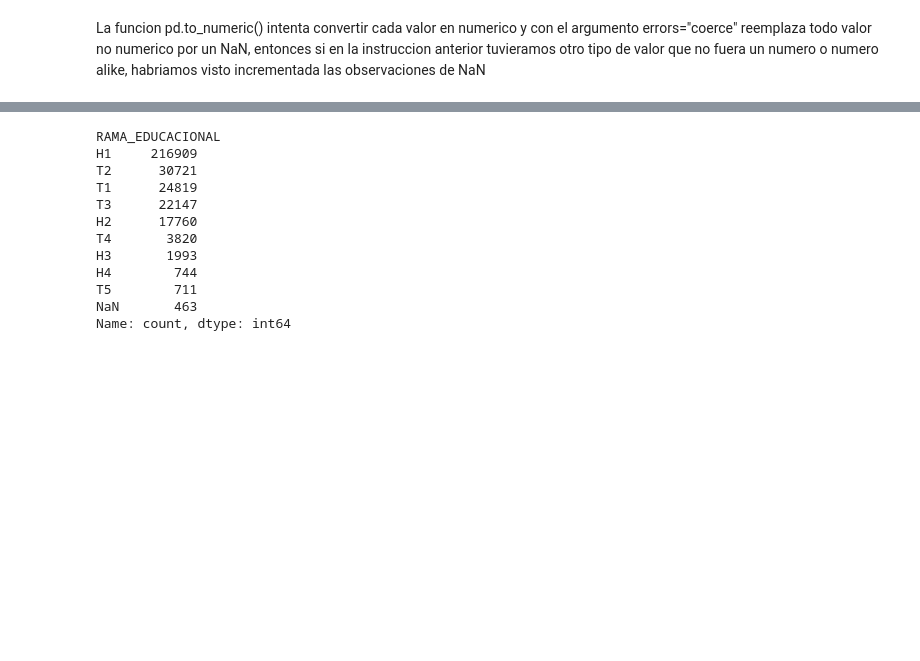
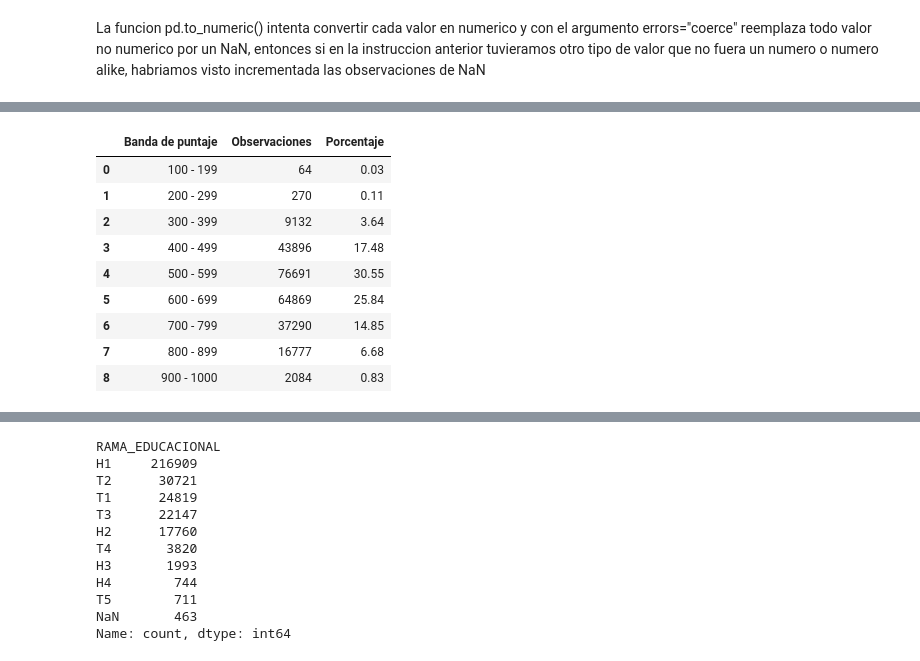
Before and after one commit to nicklichen/proyecto-paes-2026, a Jupyter notebook: notebooks/01_exploracion_datos.ipynb, the cells around one changed output, grey strips where cells are left out. Saved outputs shown, nothing was run; the diff lists cells and outputs as text; code cells hidden in the pictures; blank space fills up the shorter version.

```diff
--- a/notebooks/01_exploracion_datos.ipynb
+++ b/notebooks/01_exploracion_datos.ipynb
@@ -304,0 +392,16 @@ La funcion pd.to_numeric() intenta convertir cada valor en numerico y con el arg
+# %%
+tabla_bandas = pd.DataFrame({
+    "Banda de puntaje": [
+        f"{int(bordes[i])} - {int(bordes[i+1] - 1)}"
+        for i in range(len(conteos))
+    ],
+    "Observaciones": conteos.astype(int)
+})
+
+# Corregimos la última banda para incluir el puntaje máximo 1000
+tabla_bandas.loc[
+    tabla_bandas.index[-1],
+    "Banda de puntaje"
+] = "900 - 1000"
+
+tabla_bandas
@@ -304,0 +419,19 @@ La funcion pd.to_numeric() intenta convertir cada valor en numerico y con el arg
+# %%
+tabla_bandas["Porcentaje"] = (
+    tabla_bandas["Observaciones"]
+    / tabla_bandas["Observaciones"].sum()
+    * 100
+).round(2)
+
+tabla_bandas
+# %% [output]
+|  | Banda de puntaje | Observaciones | Porcentaje |
+| 0 | 100 - 199 | 64 | 0.03 |
+| 1 | 200 - 299 | 270 | 0.11 |
+| 2 | 300 - 399 | 9132 | 3.64 |
+| 3 | 400 - 499 | 43896 | 17.48 |
+| 4 | 500 - 599 | 76691 | 30.55 |
+| 5 | 600 - 699 | 64869 | 25.84 |
+| 6 | 700 - 799 | 37290 | 14.85 |
+| 7 | 800 - 899 | 16777 | 6.68 |
+| 8 | 900 - 1000 | 2084 | 0.83 |
```
Also changed, not shown: parts of 18 cells of this notebook.
